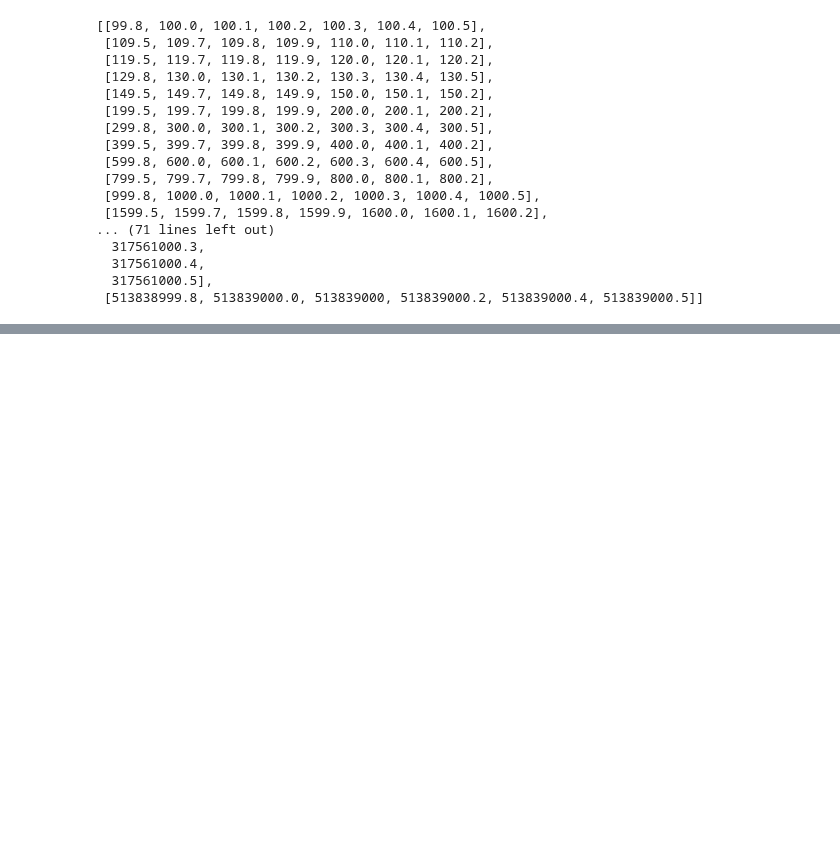
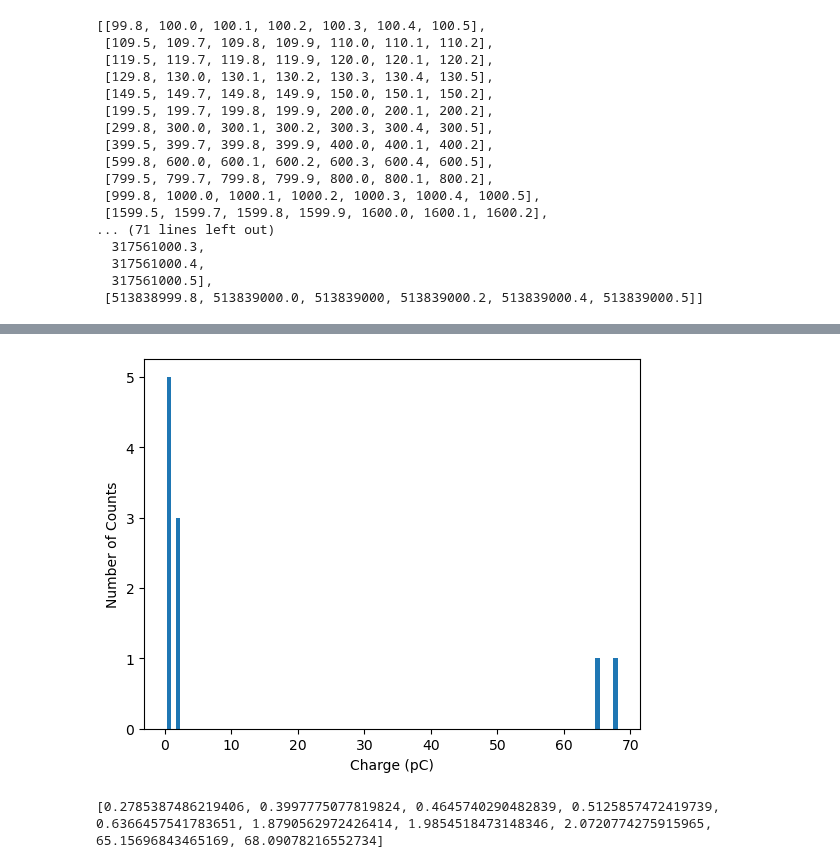
Before and after one commit to jpgtordilla/hombom24, a Jupyter notebook: archive-analysis/lcls-tools-plots/notebooks/common_charges.ipynb, the cells around one changed output, grey strips where cells are left out. Saved outputs shown, nothing was run; the diff lists cells and outputs as text; code cells hidden in the pictures; blank space fills up the shorter version.

```diff
--- a/archive-analysis/lcls-tools-plots/notebooks/common_charges.ipynb
+++ b/archive-analysis/lcls-tools-plots/notebooks/common_charges.ipynb
@@ -142,0 +181,16 @@ plt.show()
+# %%
+fig, ax = plt.subplots()
+
+values = [float(np.mean(plot_charge_clusters[i])) for i in range(len(plot_charge_clusters))]
+counts = [len(plot_charge_clusters[i]) for i in range(len(plot_charge_clusters))]
+
+ax.hist(values, bins=100)
+ax.set_ylabel('Number of Counts')
+ax.set_xlabel('Charge (pC)')
+plt.show()
+# %% [output]
+[figure, added]
+# %%
+print(values)
+# %% [output]
+[0.2785387486219406, 0.3997775077819824, 0.4645740290482839, 0.5125857472419739, 0.6366457541783651, 1.8790562972426414, 1.9854518473148346, 2.0720774275915965, 65.15696843465169, 68.09078216552734]
```
Also changed, not shown: parts of 6 cells of this notebook, 4 other files.
